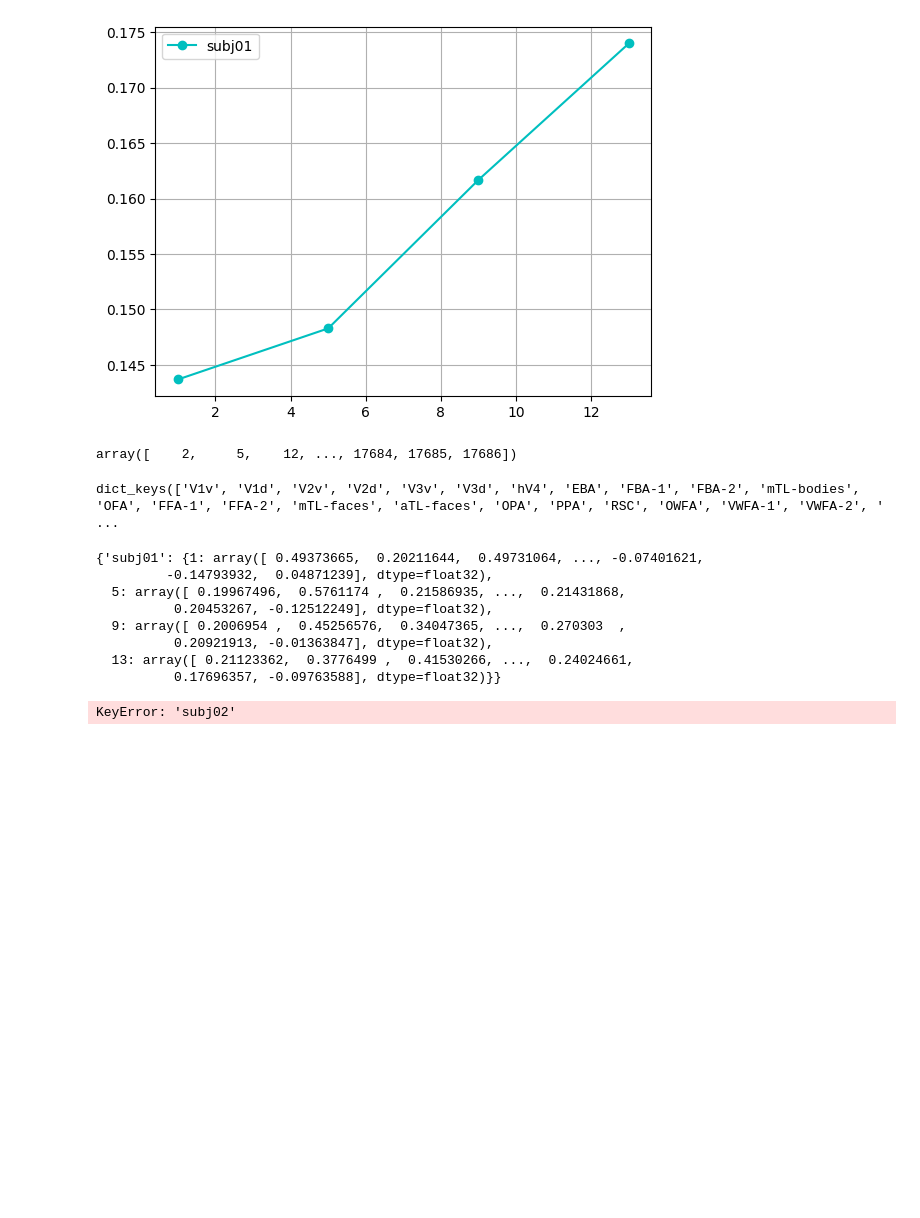
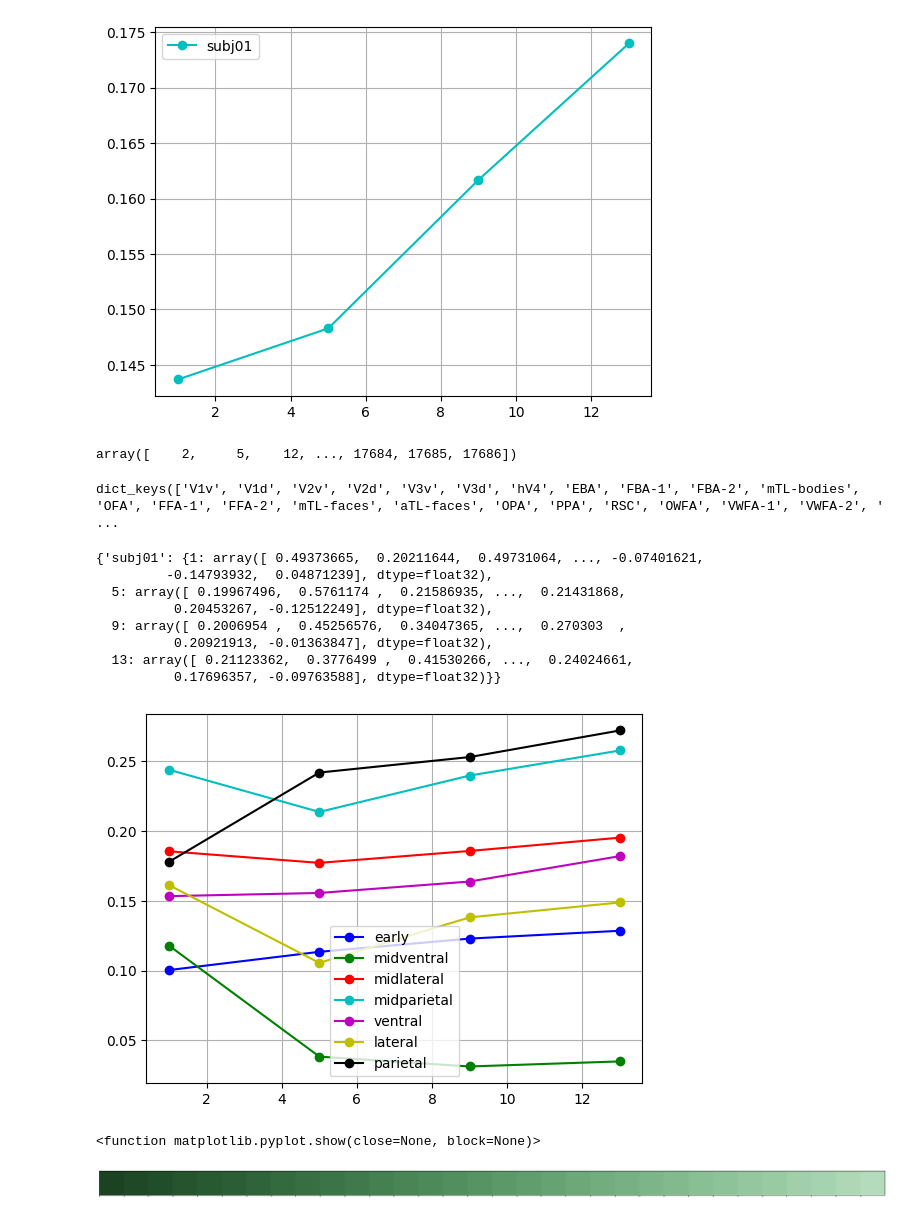
Before and after one commit to suyamat/ScalingVisionEncoder, a Jupyter notebook: notebooks/analyze_layer.ipynb, the cells around one changed output. Drawn from its saved outputs; the diff is of its cells as text; code cells hidden in the pictures; blank space fills up the shorter version.

```diff
--- a/notebooks/analyze_layer.ipynb
+++ b/notebooks/analyze_layer.ipynb
@@ -15,14 +16,14 @@ stim_path = "/mount/nfs5/matsuyama-takuya/dataset/alg2023/features"
 save_path = "/mount/nfs5/matsuyama-takuya/dataset/alg2023/results"
 model_name = "eva02-clip-enormous"
 subjects = [f"subj{str(s).zfill(2)}" for s in range(1, 9)]
-use_n_samples = 100
-n_layers = 13
+use_n_samples = 5000
+n_layers = 64
 test_split = 0.1
 # %%
 subjects_scores = {}
 for sub in subjects:
-    if sub=='subj03':
-        break
+    # if sub=='subj03':
+    #     break
     print(f"Using {sub}'s response data...")
     subjects_scores[sub] = {}
     for hemi in ["lh", "rh"]:
@@ -121,26 +108,34 @@ lh_scores.item()
 # %%
 lh_scores = np.load(os.path.join(save_path, model_name, "scores/lh_test_scores.npy"), allow_pickle=True).item()
 rh_scores = np.load(os.path.join(save_path, model_name, "scores/rh_test_scores.npy"), allow_pickle=True).item()
 roi_name, _ = load_roi(resp_path, 'subj01')
-roi_names = roi_name.keys()
-for roi in roi_names:
+# roi_names = roi_name.keys()
+roi_names = ['early', 'midventral', 'midlateral', 'midparietal', 'ventral', 'lateral', 'parietal']
+# color_list = sns.hls_palette(len(roi_names), l=.4, s=.8)
+color_list = ['b', 'g', 'r', 'c', 'm', 'y', 'k', '0.5']
+for (roi, color) in zip(roi_names, color_list):
     sub_mean_scores = []
     for sub in subjects:
         lh_roi, rh_roi = load_roi(resp_path, sub)
-        lh_roi_idx = lh_roi[sub]
-        rh_roi_idx = rh_roi[sub]
-        lh_sub_scores = lh_scores[sub]
-        rh_sub_scores = rh_scores[sub]
+        lh_roi_idx = lh_roi[roi]
+        rh_roi_idx = rh_roi[roi]
         layer_idx_list = []
         layer_scores = []
         for (lh_layer_idx, lh_layer_scores), (rh_layer_idx, rh_layer_scores) in zip(lh_sub_scores.items(), rh_sub_scores.items()):
             layer_idx_list.append(lh_layer_idx)
             both_scores = (np.median(lh_layer_scores[lh_roi_idx]) + np.median(rh_layer_scores[rh_roi_idx])) / 2.0
             layer_scores.append(both_scores)
         layer_scores = np.array(layer_scores)
         sub_mean_scores.append(layer_scores)
     sub_mean_scores = np.array(sub_mean_scores)
-    print(sub_mean_scores)
-    break
+    sub_mean_scores = sub_mean_scores.mean(axis=0)
+    x = layer_idx_list
+    y = sub_mean_scores
+    plt.plot(x, y, marker="o", color=color, label=roi)
+# plt.xlim([0.8, x.max()+ 1000])
+# plt.ylim([-0,1, y.max()+0.1])
+plt.grid()
+plt.legend()
+plt.show()
 # %% [output]
-KeyError: 'subj02'
+[figure, added]
@@ -146,0 +146,7 @@ KeyError: 'subj02'
+# %%
+palette
+sns.palplot(palette)
+plt.show
+# %% [output]
+<function matplotlib.pyplot.show(close=None, block=None)>
+[figure, added]
```
Also changed, not shown: parts of 3 cells of this notebook, 4 other files.
